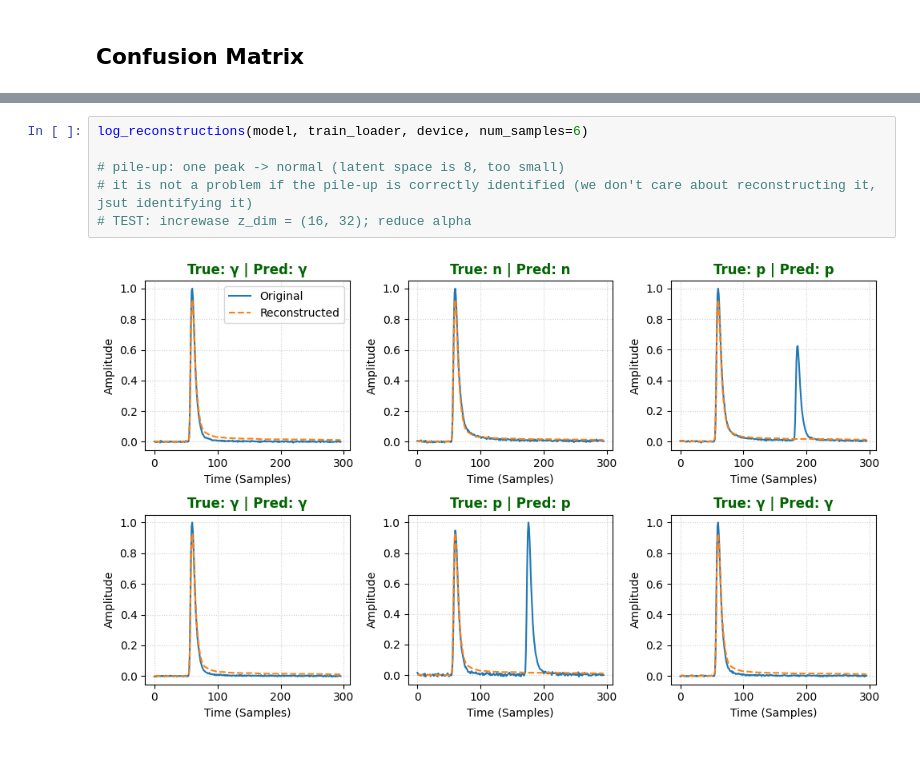
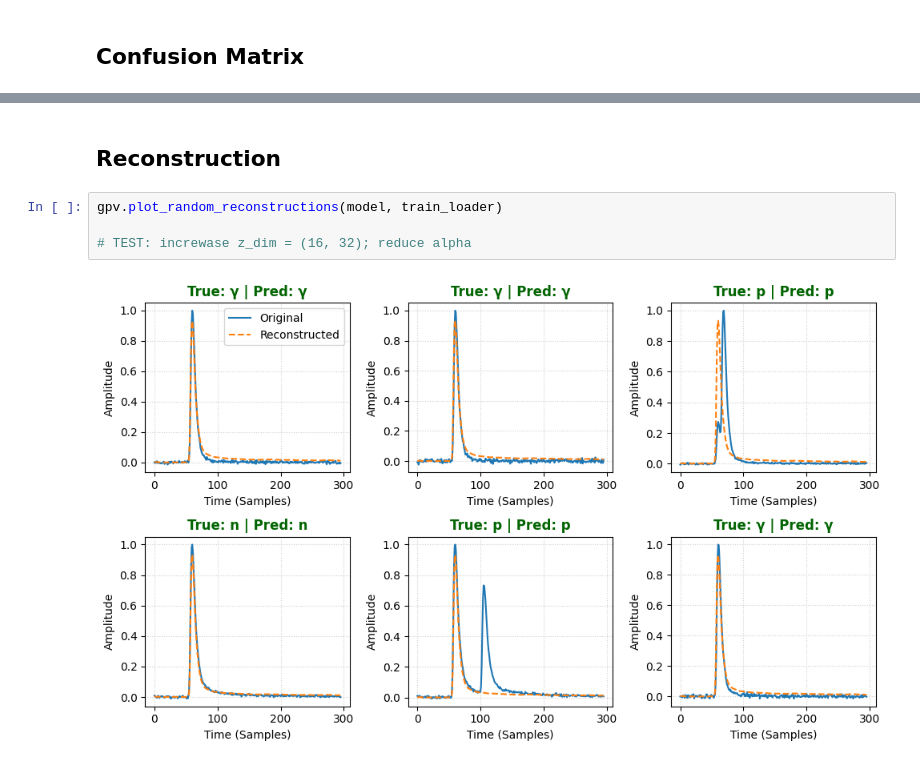
Before and after one commit to eberthol/PSD_GMVA_paper, a Jupyter notebook: GMVAE/Minimal_GMVAE.ipynb, the cells around one changed output, grey strips where cells are left out. Cells and saved outputs as stored; diff of their text form.

```diff
--- a/GMVAE/Minimal_GMVAE.ipynb
+++ b/GMVAE/Minimal_GMVAE.ipynb
@@ -320,8 +176,8 @@ def log_reconstructions(model, dataloader, device, num_samples=6):
-# %%
-log_reconstructions(model, train_loader, device, num_samples=6)
-
-# pile-up: one peak -> normal (latent space is 8, too small)
-# it is not a problem if the pile-up is correctly identified (we don't care about reconstructing it, jsut identifying it)
-# TEST: increwase z_dim = (16, 32); reduce alpha
-# %% [output]
-[figure, removed]
+# %% [markdown]
+## Reconstruction
+# %%
+gpv.plot_random_reconstructions(model, train_loader)
+
+# TEST: increwase z_dim = (16, 32); reduce alpha
+# %% [output]
+[figure, added]
```
Also changed, not shown: parts of 29 cells of this notebook, 2 other files.
